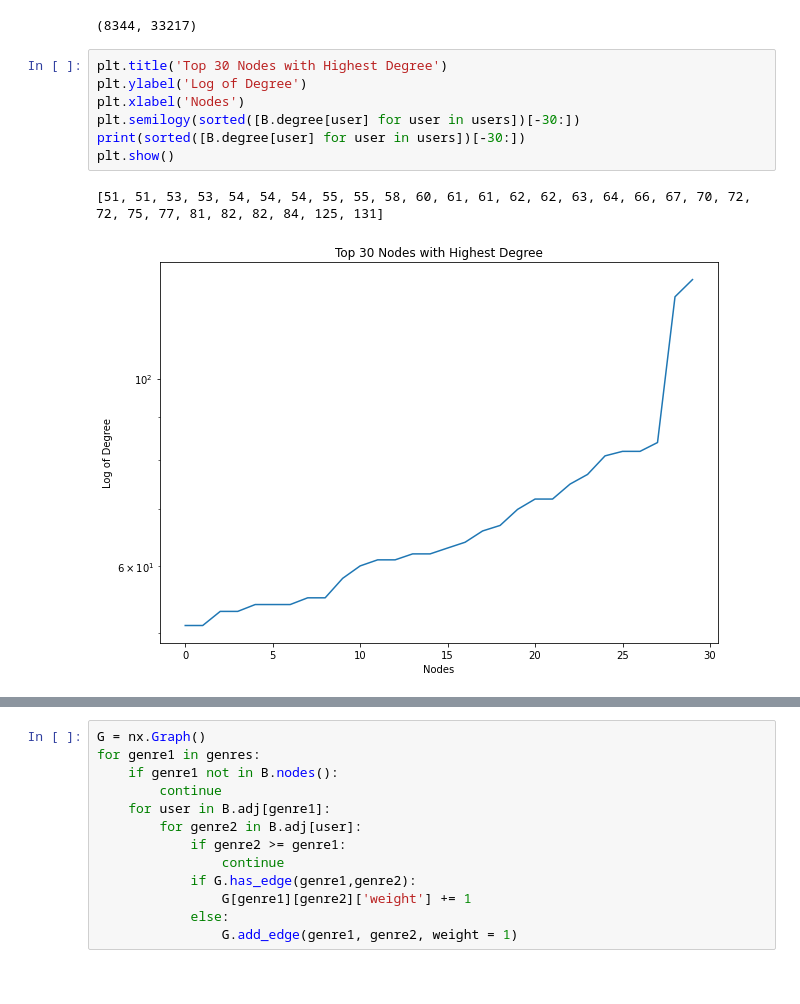
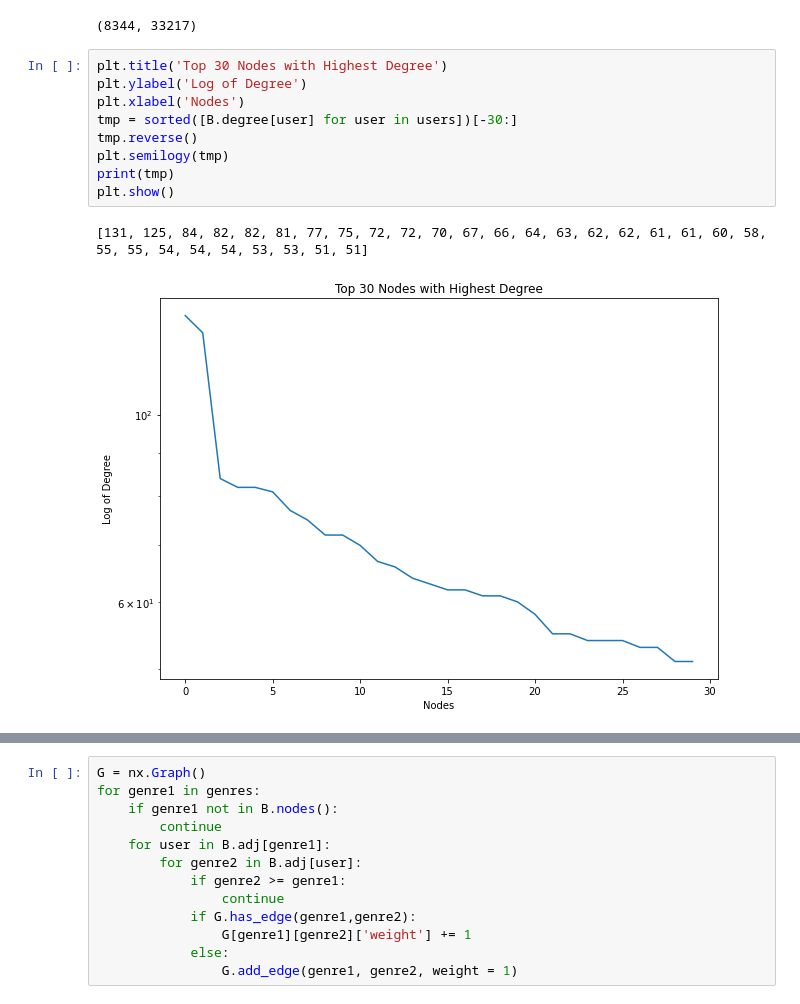
Before and after one commit to jzh001/Social-Network-Structure-in-Common-Interest-Communities, a Jupyter notebook: Network of Genres.ipynb, the cells around one changed output, grey strips where cells are left out. Cells and saved outputs as stored; diff of their text form.

```diff
--- a/Network of Genres.ipynb
+++ b/Network of Genres.ipynb
@@ -48,12 +48,14 @@ B.number_of_nodes(), B.number_of_edges()
 # %%
 plt.title('Top 30 Nodes with Highest Degree')
 plt.ylabel('Log of Degree')
 plt.xlabel('Nodes')
-plt.semilogy(sorted([B.degree[user] for user in users])[-30:])
-print(sorted([B.degree[user] for user in users])[-30:])
+tmp = sorted([B.degree[user] for user in users])[-30:]
+tmp.reverse()
+plt.semilogy(tmp)
+print(tmp)
 plt.show()
 # %% [output]
-[51, 51, 53, 53, 54, 54, 54, 55, 55, 58, 60, 61, 61, 62, 62, 63, 64, 66, 67, 70, 72, 72, 75, 77, 81, 82, 82, 84, 125, 131]
+[131, 125, 84, 82, 82, 81, 77, 75, 72, 72, 70, 67, 66, 64, 63, 62, 62, 61, 61, 60, 58, 55, 55, 54, 54, 54, 53, 53, 51, 51]
-[figure, old version]
+[figure, new version]
 # %%
 #removing structural holes
```
Also changed, not shown: parts of 30 cells of this notebook.
